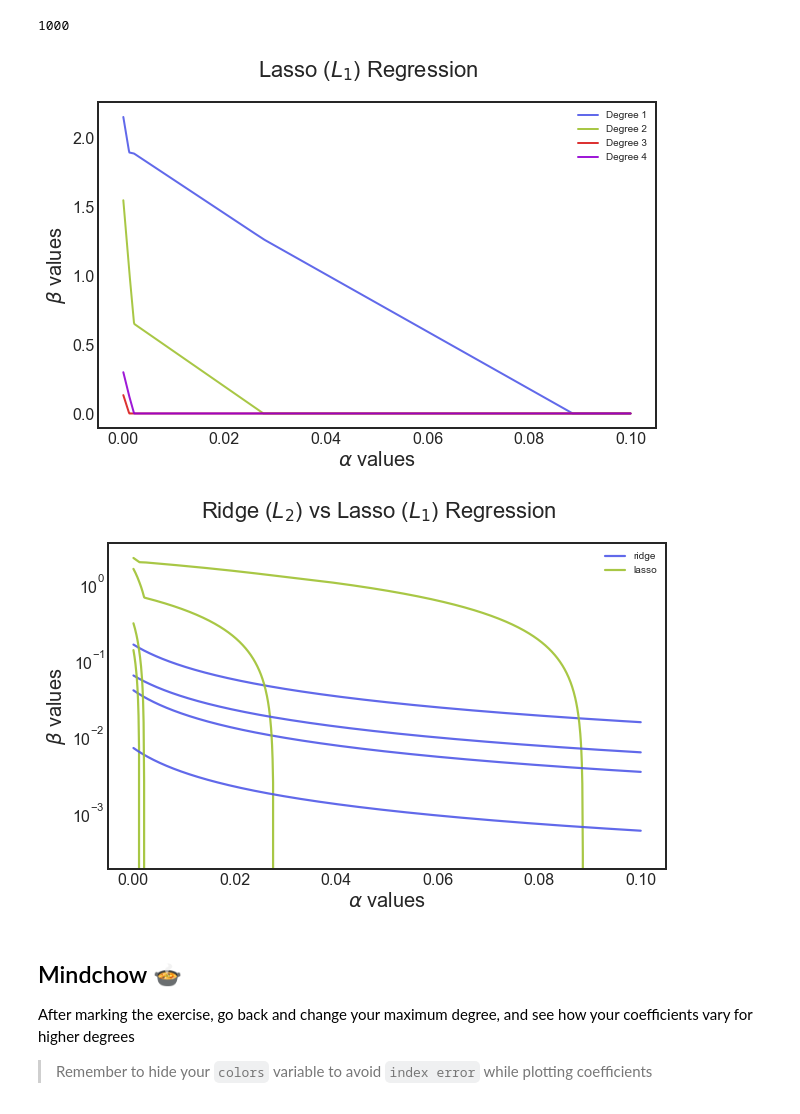
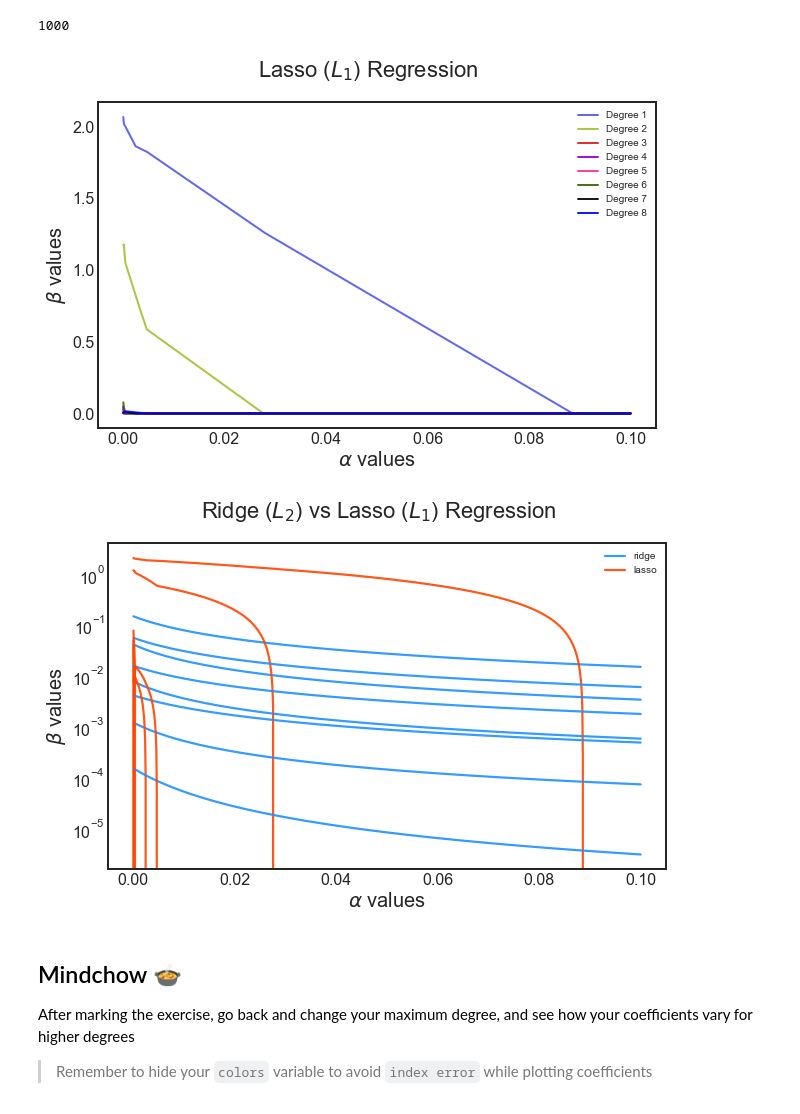
Before and after one commit to adunoluwa1/Data-Science, a Jupyter notebook: ed/ed_4_Bacteria_Train_Ridge_Lasso_Regression.ipynb, the cells around one changed output. Saved outputs shown, nothing was run; the diff lists cells and outputs as text; code cells hidden in the pictures.

```diff
--- a/ed/ed_4_Bacteria_Train_Ridge_Lasso_Regression.ipynb
+++ b/ed/ed_4_Bacteria_Train_Ridge_Lasso_Regression.ipynb
@@ -50,7 +50,7 @@ x, y  = df[['Spreading_factor']], df['Perc_population']
 # %%
 # Select the number of polynomial features as per the maximum degree
 
-maxdeg = 4
+maxdeg = 8
 x_poly = PolynomialFeatures(maxdeg).fit_transform(x)
 # %%
 # Select a list of alpha values ranging from 10 to 120 with 1000 points between them
@@ -87,7 +87,7 @@ ridge_trend = np.array(coeff_list).T
 # Use the code below to plot the variation of the coefficients as per the alpha value
 
 # Just adding some nice colors. make sure to comment this cell out if you plan to use degree more than 7
-colors = ['#5059E8','#9FC131FF','#D91C1C','#9400D3','#FF2F92','#336600','black']
+colors = ['#5059E8','#9FC131FF','#D91C1C','#9400D3','#FF2F92','#336600','black','blue']
 
 fig, ax = plt.subplots(figsize = (10,6))
 for i in range(maxdeg):
@@ -135,7 +135,7 @@ lasso_trend = np.array(coeff_list).T
 # %%
 # Use helper code below to plot the variation of the coefficients as per the alpha value
 
-colors = ['#5059E8','#9FC131FF','#D91C1C','#9400D3','#FF2F92','#336600','black']
+colors = ['#5059E8','#9FC131FF','#D91C1C','#9400D3','#FF2F92','#336600','black','blue']
 
 fig, ax = plt.subplots(figsize = (10,6))
 for i in range(maxdeg):
@@ -147,29 +147,30 @@ for i in range(maxdeg):
 
 fig.suptitle(r'Lasso ($L_1$) Regression');
 # %% [output]
-[figure, old version]
+[figure, new version]
 # %%
 # Plot the variation of log-betas on vs the alpha value
 # This plot makes it even more clear that ridge does not shrink coefs to 0.
 
-# colors for the different methods.colors = ['dodgerblue', 'orangered']
+# colors for the different methods.
+colors = ['dodgerblue', 'orangered']
 fig, ax = plt.subplots(figsize = (10,6))
 for i in range(maxdeg):
     if i == 0:
         labels = ["ridge", "lasso"]
     else:
         labels = [None, None]
     ax.semilogy(alpha_list, np.abs(ridge_trend[i+1]), color=colors[0],
                 alpha = 0.9, lw=2.2, label = labels[0])
     ax.semilogy(alpha_list, np.abs(lasso_trend[i+1]), color=colors[1],
                 alpha = 0.9, lw=2.2, label = labels[1])
     ax.legend(loc='best',fontsize=10)
     ax.set_xlabel(r'$\alpha$ values', fontsize=20)
     ax.set_ylabel(r'$\beta$ values', fontsize=20)
 
 fig.suptitle(r'Ridge ($L_2$) vs Lasso ($L_1$) Regression');
 # %% [output]
-[figure, old version]
+[figure, new version]
 # %% [markdown]
 ## Mindchow 🍲
 After marking the exercise, go back and change your maximum degree, and see how your coefficients vary for higher degrees
```
Also changed, not shown: parts of 1 cell of this notebook, 2 other files.
